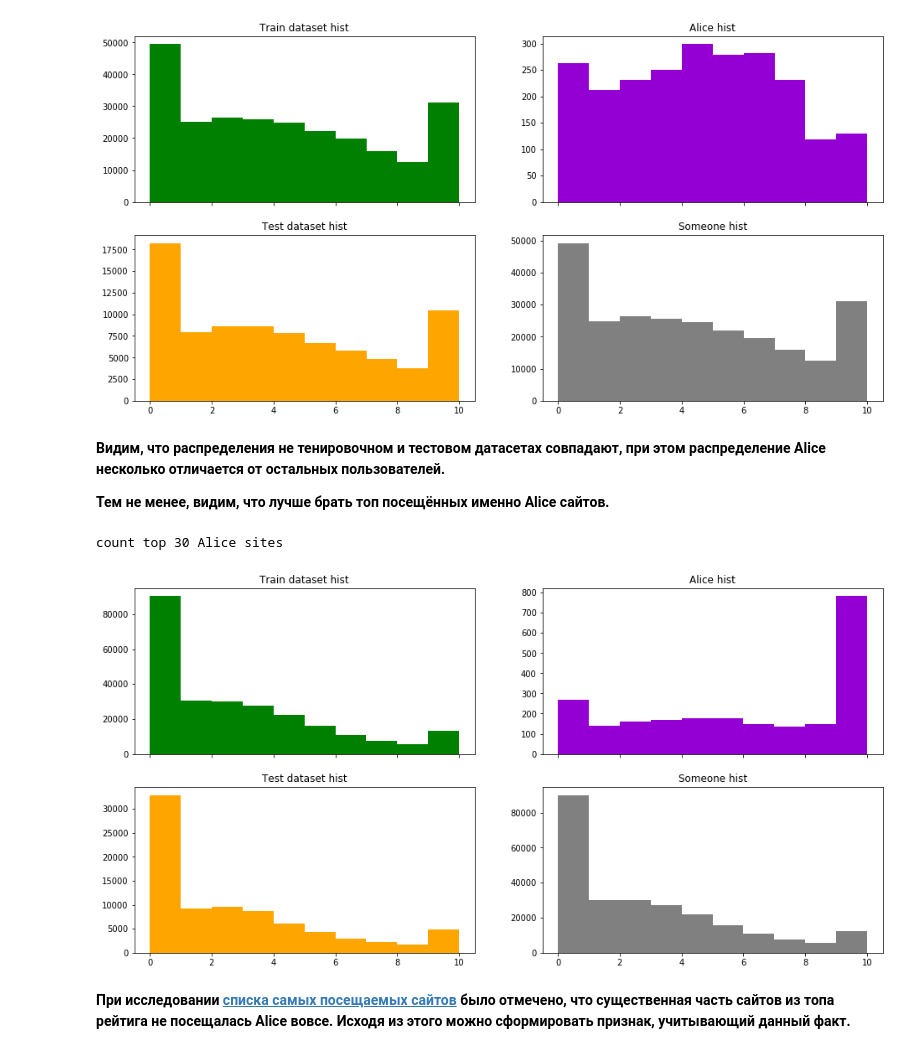
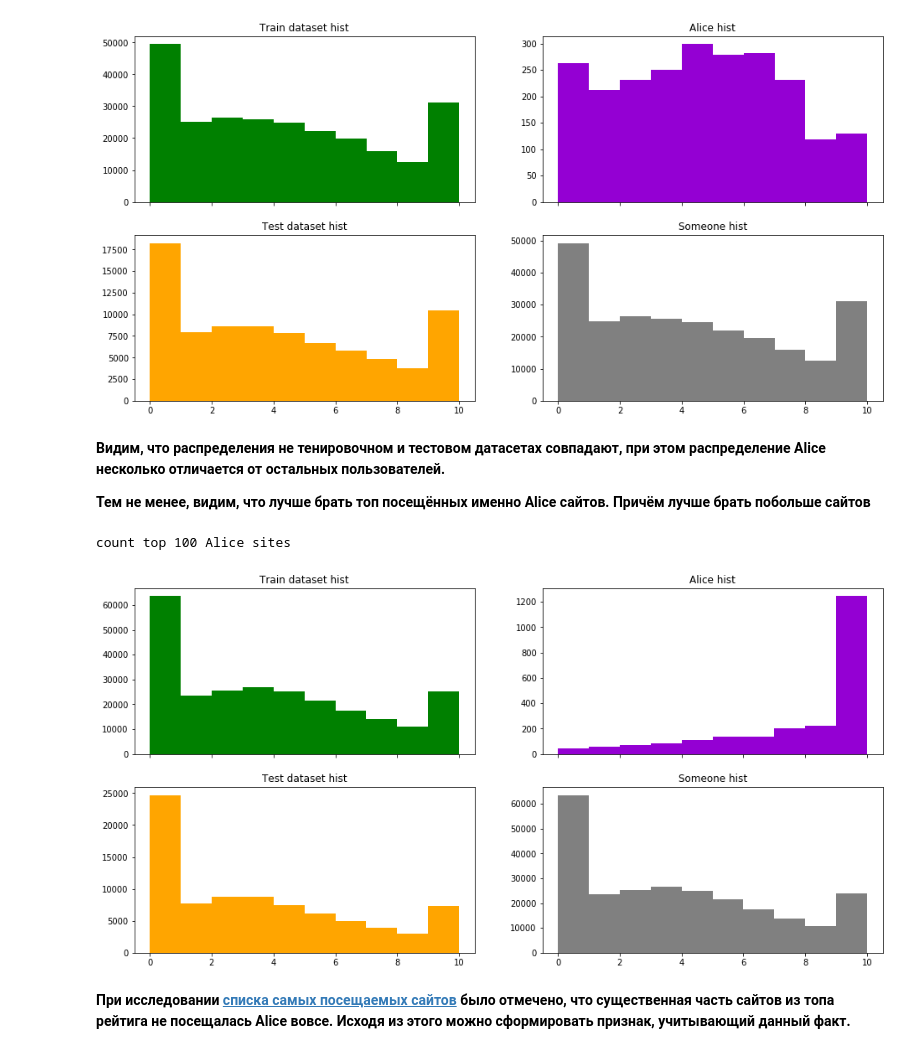
Before and after one commit to n-surkov/coursera_ml, a Jupyter notebook: solution/final_submission.ipynb, the cells around one changed output. Saved outputs shown, nothing was run; the diff lists cells and outputs as text; code cells hidden in the pictures.

```diff
--- a/solution/final_submission.ipynb
+++ b/solution/final_submission.ipynb
@@ -525,13 +560,13 @@ count top 30 sites
 # %% [markdown]
 **Видим, что распределения не тенировочном и тестовом датасетах совпадают, при этом распределение Alice несколько отличается от остальных пользователей.**
 
-**Тем не менее, видим, что лучше брать топ посещённых именно Alice сайтов.**
+**Тем не менее, видим, что лучше брать топ посещённых именно Alice сайтов. Причём лучше брать побольше сайтов**
 # %%
-print('count top 30 Alice sites')
-train_top30 = calc_top_count(train_df, top=30, column='train_alice_count')
-test_top30 = calc_top_count(test_df, top=30, column='train_alice_count')
+print('count top 100 Alice sites')
+train_top30 = calc_top_count(train_df, top=100, column='train_alice_count')
+test_top30 = calc_top_count(test_df, top=100, column='train_alice_count')
 plot_feature(train_top30, test_top30, y_train_full);
 # %% [output]
-count top 30 Alice sites
+count top 100 Alice sites
-[figure, old version]
+[figure, new version]
 # %%
```
Also changed, not shown: parts of 72 cells of this notebook.
